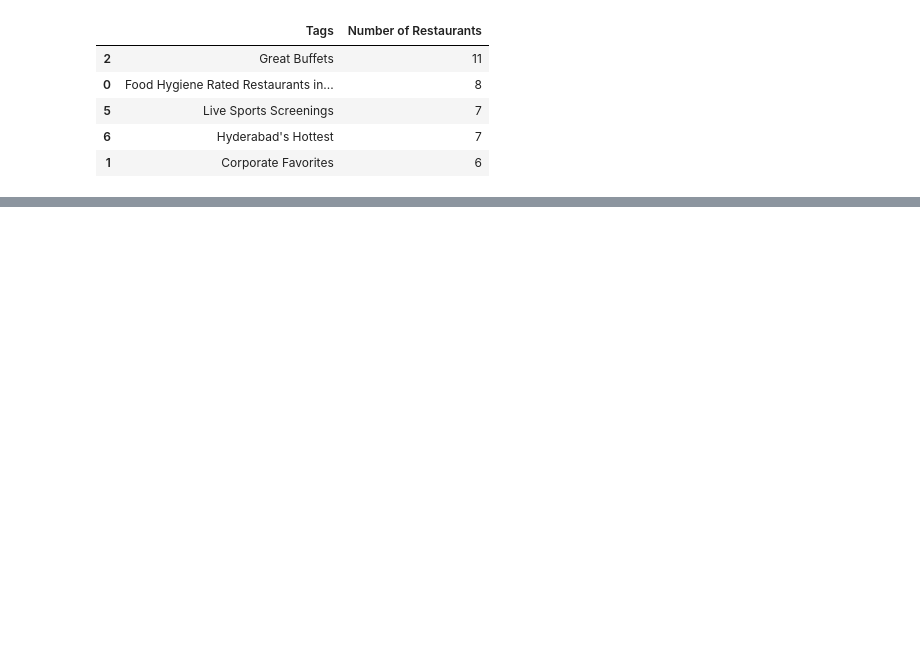
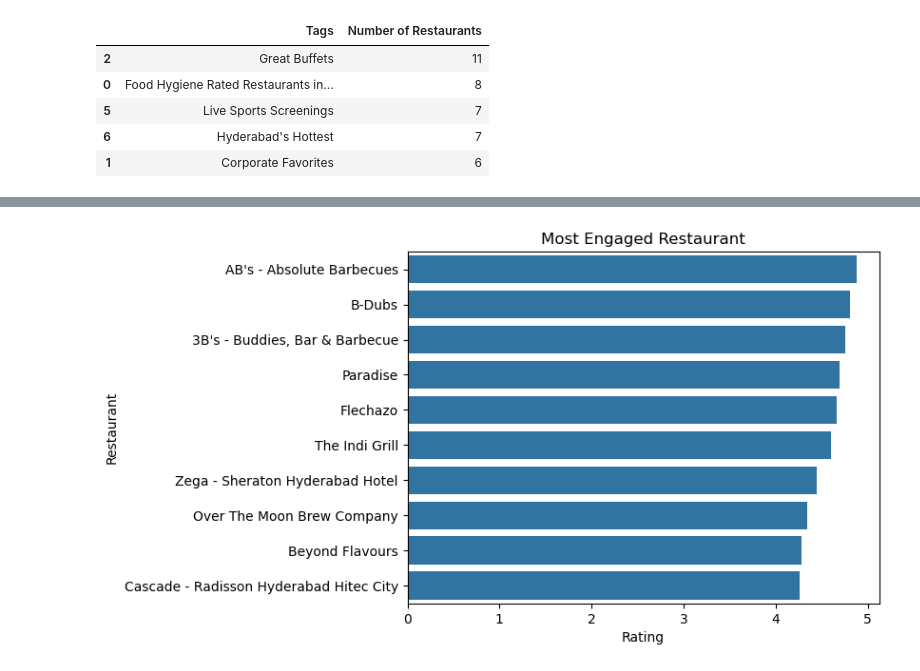
Before and after one commit to vip03pandey/ZomatoClustering, a Jupyter notebook: model.ipynb, the cells around one changed output, grey strips where cells are left out. Saved outputs shown, nothing was run; the diff lists cells and outputs as text; code cells hidden in the pictures; blank space fills up the shorter version.

Commit message:
data

```diff
--- a/model.ipynb
+++ b/model.ipynb
@@ -483,0 +595,4 @@ Collections_df.sort_values('Number of Restaurants', ascending =False)[:5]
+# %%
+#top rated restaurants with price point
+price_point=merged.groupby('Restaurant').agg({'Rating':'mean',"Cost":'mean'}).reset_index().rename(columns={'Cost':'Price Point'})
+price_point.sort_values('Rating',ascending=False)[:5]
@@ -483,0 +662,7 @@ Collections_df.sort_values('Number of Restaurants', ascending =False)[:5]
+# %%
+most_engaged_hotel = price_point.sort_values('Rating', ascending = False)
+sns.barplot(data = most_engaged_hotel[:10], x = 'Rating', y = 'Restaurant')
+plt.title('Most Engaged Restaurant')
+plt.show()
+# %% [output]
+[figure, added]
```
Also changed, not shown: parts of 53 cells of this notebook.
